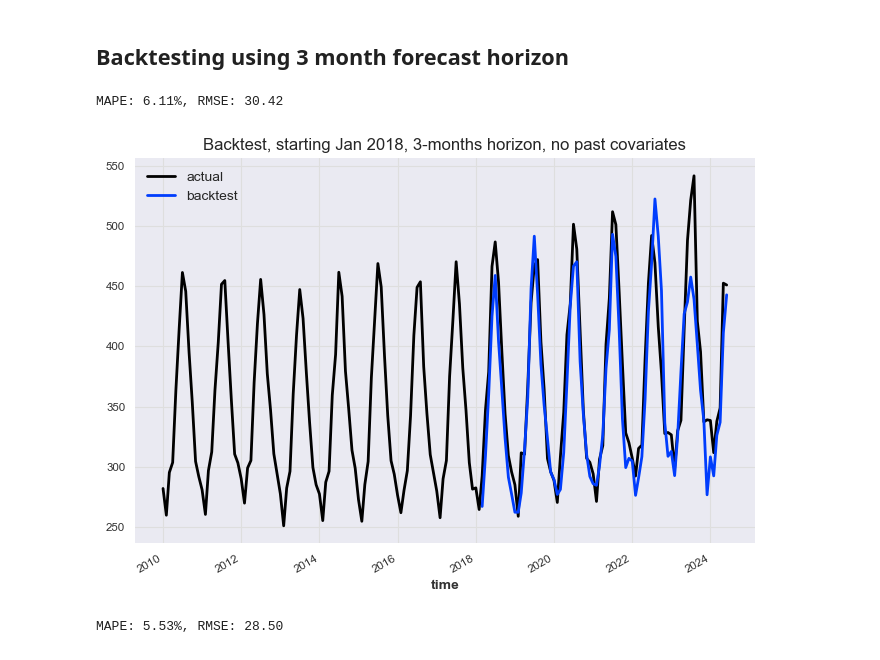
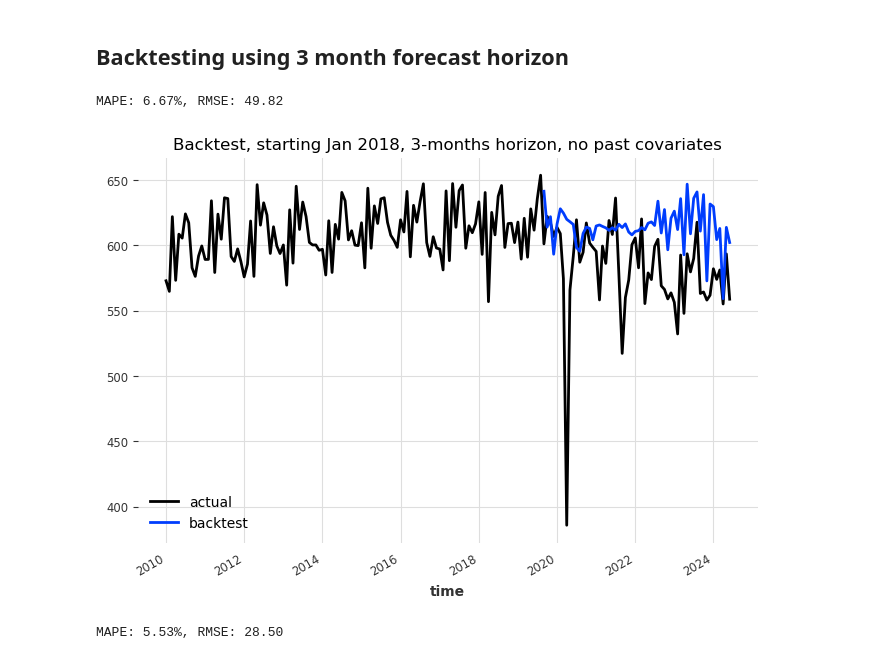
Before and after one commit to TheVeryCoolJackson/COMPSCI760-Electricity-Timeseries, a Jupyter notebook: RNN_test/business/RNN_UNI_bus.ipynb, the cells around one changed output. Drawn from its saved outputs; the diff is of its cells as text; code cells hidden in the pictures.

Commit message:
business predictions of UNI and CNI

```diff
--- a/RNN_test/business/RNN_UNI_bus.ipynb
+++ b/RNN_test/business/RNN_UNI_bus.ipynb
@@ -10,8 +10,8 @@ from darts import TimeSeries
 # %% [markdown]
 ## Read data
 # %%
-electricity_consumption = pd.read_csv("../AnalysisAndPreprocessing/ProcessedData/Electricity-ResBusClimateUNI.csv")
-electricity_consumption.drop(['Period start', 'Import values', 'Export values'], axis=1, inplace=True)
+electricity_consumption = pd.read_csv("../../AnalysisAndPreprocessing/ProcessedData/Electricity-ResBusClimateUNI.csv")
+# electricity_consumption.drop(['Period start', 'Import values', 'Export values'], axis=1, inplace=True)
 electricity_consumption
 # %% [output]
 |  | Date | Total Rainfall Mm | Mean Air Temperature in Celsius | Mean Vapour Pressure Hpa | Mean Wind Speed M/Sec | ... |
@@ -64,8 +64,8 @@ scaler = MinMaxScaler(feature_range=(0, 1))
 transformer = Scaler(scaler)
 transformer_target = Scaler(scaler)
 
-train_target_og = train['Est. Total consumption (GWh)']
-val_target_og = val['Est. Total consumption (GWh)']
+train_target_og = train['Selected business demand (GWh)']
+val_target_og = val['Selected business demand (GWh)']
 train_target = transformer_target.fit_transform(train_target_og)
 val_target = transformer_target.transform(val_target_og)
 
@@ -74,8 +74,8 @@ val_transformed = transformer.transform(val)
 series_transformed = transformer.transform(ts)
 
 #split past covariates
-train_past_cov = train_transformed[[ 'Mean Air Temperature in Celsius', 'Mean Vapour Pressure Hpa']]
-val_past_cov = val_transformed[['Days Of Wind Gust >= 24 Knots in Day', 'Mean Air Temperature in Celsius', 'Mean Vapour Pressure Hpa']]
+train_past_cov = train_transformed[['Export prices']]
+val_past_cov = val_transformed[['Export prices']]
 
 # replace missing value with the mean of column
 train_past_cov = train_past_cov.pd_dataframe()
@@ -172,50 +164,50 @@ pred_series_transformed_no_past_cov = eval_model(model_gru_no_past_cov)
 # %%
 model_gru_backtest = BlockRNNModel(
     model="GRU",
-    n_rnn_layers=3,
+    n_rnn_layers=2,
     hidden_dim=100,
-    n_epochs=150,
+    n_epochs=120,
     optimizer_kwargs={"lr": 1e-2},
-    model_name="Electricity_GRU",
+    model_name="Electricity_GRU_UNI_bus",
     log_tensorboard=True,
-    input_chunk_length=66,
+    input_chunk_length=72,
     save_checkpoints=True,
     force_reset = True,
-    output_chunk_length=3,
+    output_chunk_length=42,
     random_state=5
 )
 # %%
 # without past covariates
 backtest_series = model_gru_backtest.historical_forecasts(
-    series_transformed['Est. Total consumption (GWh)'],
+    series_transformed['Selected business demand (GWh)'],
     start=pd.Timestamp("20180101"),
     forecast_horizon=3,
     retrain=True,
     verbose=False,
 )
 
 backtest_series_reversed = transformer_target.inverse_transform(backtest_series)
 
 plt.figure(figsize=(8, 5))
-ts['Est. Total consumption (GWh)'].plot(label="actual")
+ts['Selected business demand (GWh)'].plot(label="actual")
 backtest_series_reversed.plot(label="backtest")
 plt.legend()
 plt.title("Backtest, starting Jan 2018, 3-months horizon, no past covariates")
 print(
     "MAPE: {:.2f}%, RMSE: {:.2f}".format(
         mape(
-            ts['Est. Total consumption (GWh)'],
+            ts['Selected business demand (GWh)'],
             backtest_series_reversed,
         ),
         rmse(
-            ts['Est. Total consumption (GWh)'],
+            ts['Selected business demand (GWh)'],
             backtest_series_reversed,
         )
     )
 )
 # %% [output]
-MAPE: 6.11%, RMSE: 30.42
+MAPE: 6.67%, RMSE: 49.82
-[figure, old version]
+[figure, new version]
 # %%
 # with past covariates
 backtest_series = model_gru_backtest.historical_forecasts(
```
Also changed, not shown: parts of 5 cells of this notebook, 1 other file.
